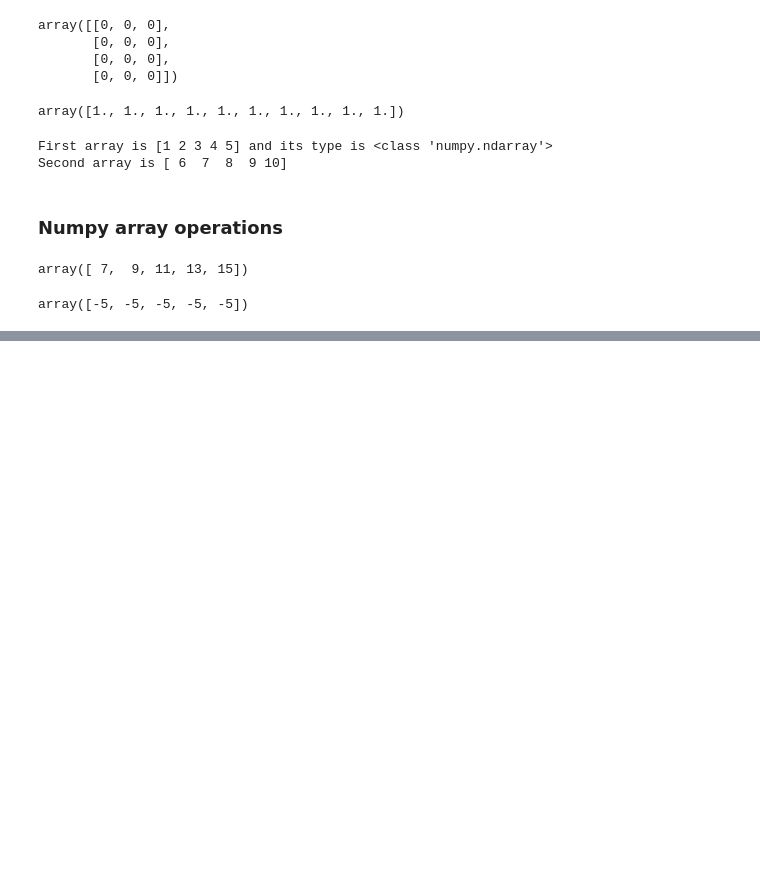
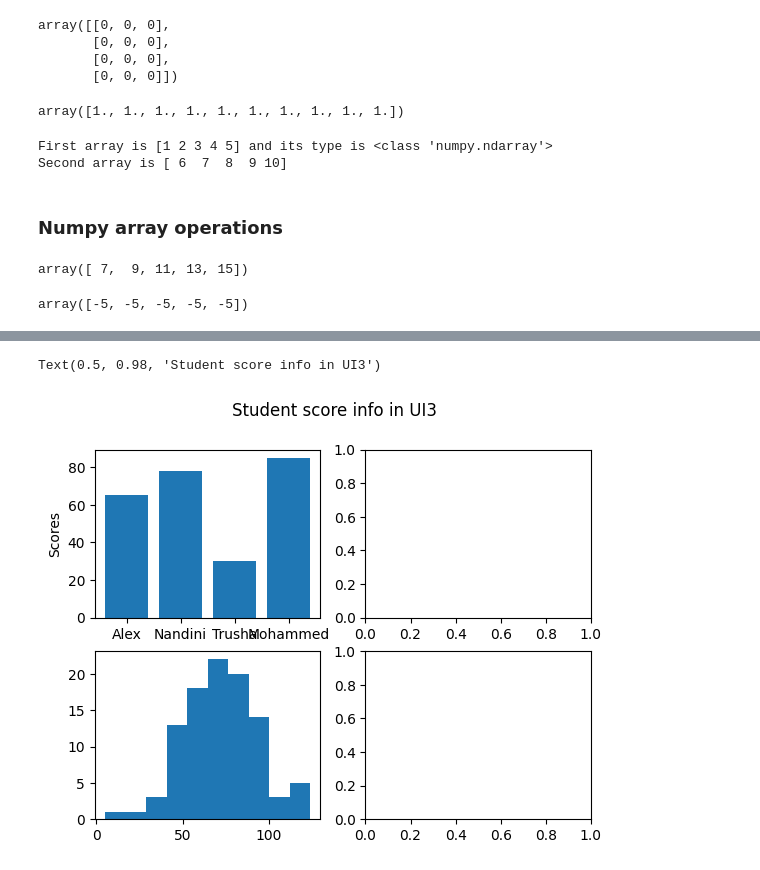
Before and after one commit to bhanu151/statistical-learning-course-2026, a Jupyter notebook: CSSL_02_python_introduction.ipynb, the cells around one changed output, grey strips where cells are left out. Drawn from its saved outputs; the diff is of its cells as text; code cells hidden in the pictures; blank space fills up the shorter version.

```diff
--- a/CSSL_02_python_introduction.ipynb
+++ b/CSSL_02_python_introduction.ipynb
@@ -252,0 +398,9 @@ array([-5, -5, -5, -5, -5])
+# %%
+fig, ax = plt.subplots(2,2) # Create a figure with 4 subplots, on a 2x2 grid.
+ax[0,0].bar(scores_dict.keys(), scores_dict.values()) # Plotting a bar chart of the first subplot
+ax[1,0].hist(normal_dist) # Plotting a histogram on the first subplot of the second row
+ax[0,0].set_ylabel("Scores") # Axis labels for subplots can be specified individually
+fig.suptitle("Student score info in UI3") # This creates a super title for the whole figure
+# %% [output]
+Text(0.5, 0.98, 'Student score info in UI3')
+[figure, added]
```
Also changed, not shown: parts of 21 cells of this notebook.
